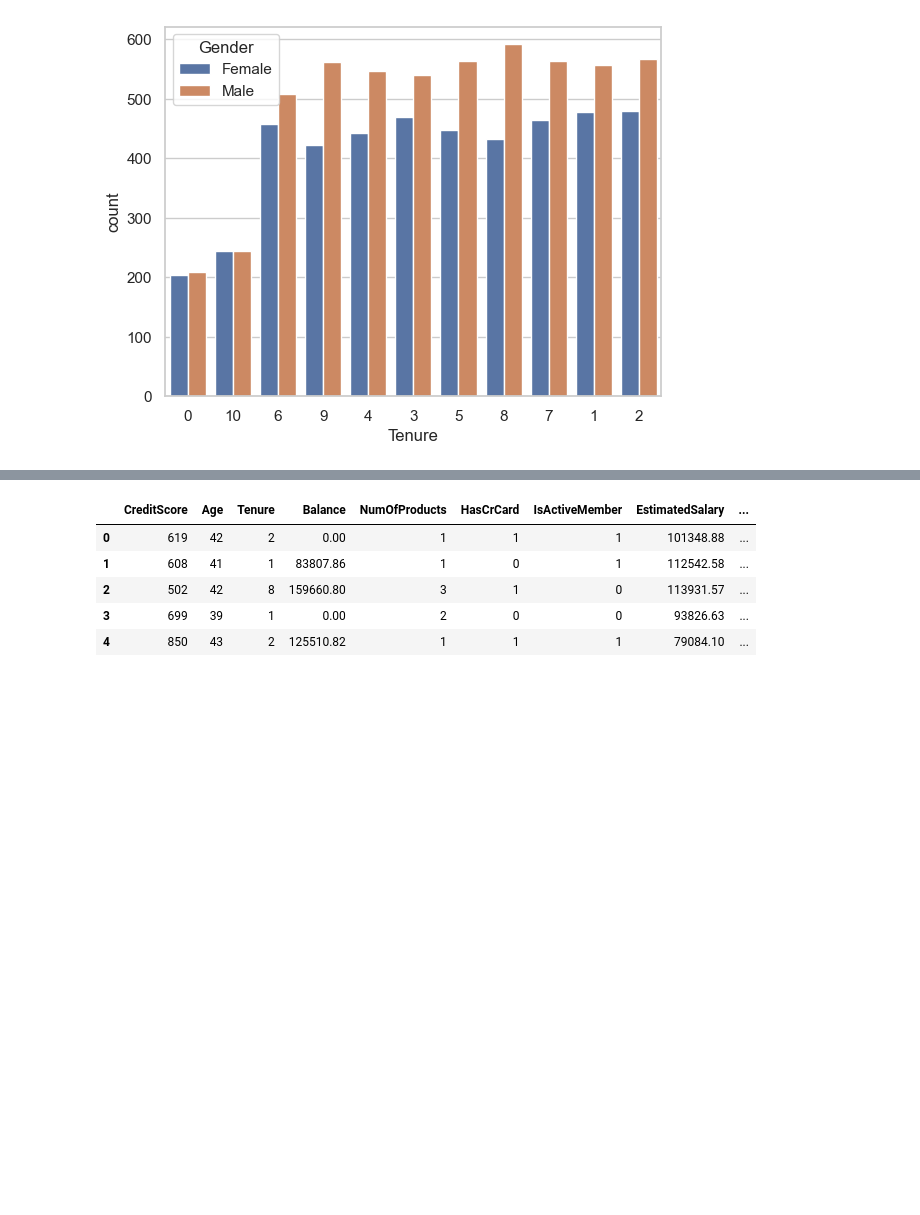
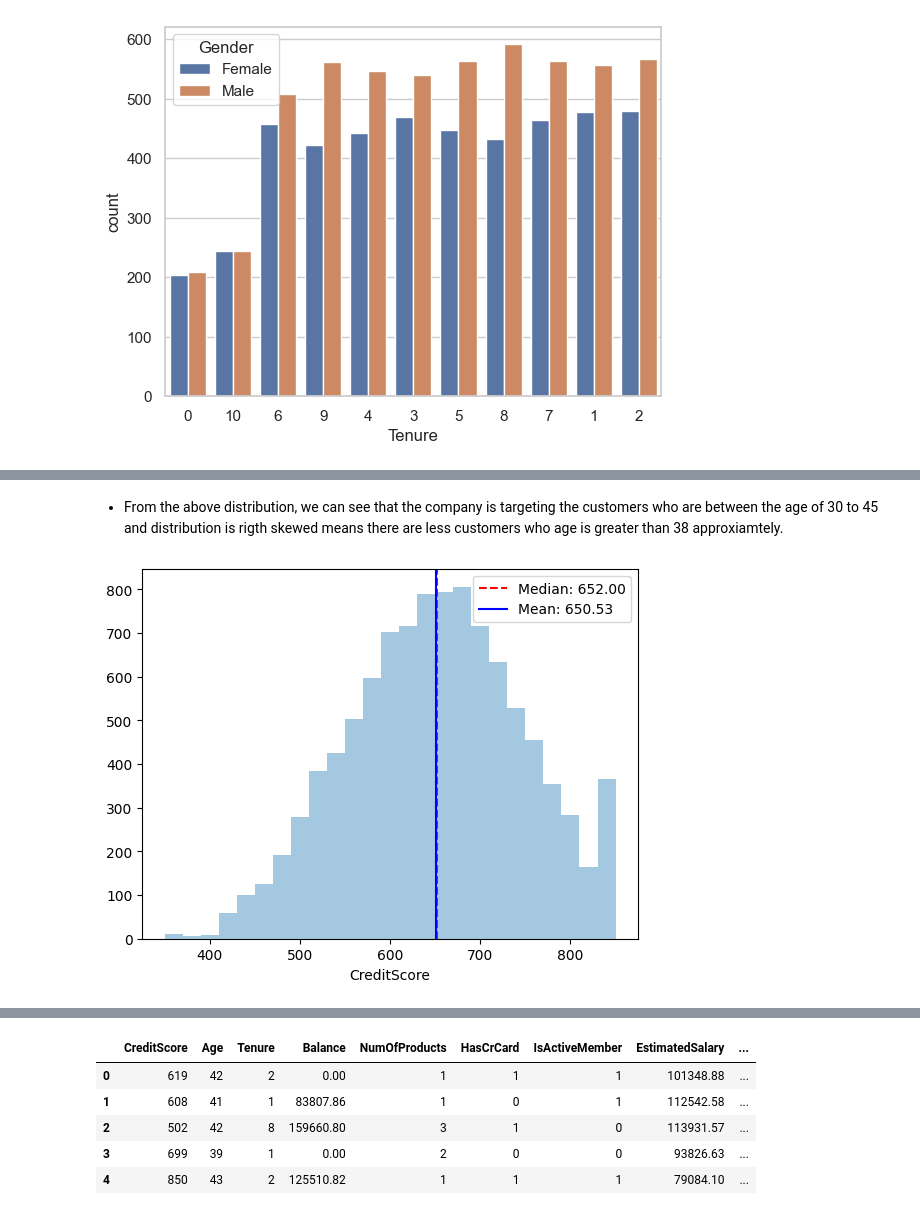
Before and after one commit to girishSaiWork/DeepLearning, a Jupyter notebook: Credit Card Customer Churn Prediction/trails.ipynb, the cells around one changed output, grey strips where cells are left out. Cells and saved outputs as stored; diff of their text form; code cells hidden in the pictures; blank space fills up the shorter version.

```diff
--- a/Credit Card Customer Churn Prediction/trails.ipynb
+++ b/Credit Card Customer Churn Prediction/trails.ipynb
@@ -178,0 +260,21 @@ data.head()
+# %% [markdown]
+* From the above distribution, we can see that the company is targeting the customers who are between the age of 30 to 45 and distribution is rigth skewed means there are less customers who age is greater than 38 approxiamtely.
+# %%
+# Create a distplot
+sns.distplot(data['CreditScore'], kde=False, bins=25)
+
+# Calculate the median and mean
+median_CreditScore = data['CreditScore'].median()
+mean_CreditScore = data['CreditScore'].mean()
+
+# Add vertical lines for median and mean
+plt.axvline(median_CreditScore, color='red', linestyle='--', label=f'Median: {median_CreditScore:.2f}')
+plt.axvline(mean_CreditScore, color='blue', linestyle='-', label=f'Mean: {mean_CreditScore:.2f}')
+
+# Add a legend
+plt.legend()
+
+# Show the plot
+plt.show()
+# %% [output]
+[figure, added]
```
Also changed, not shown: parts of 42 cells of this notebook.
